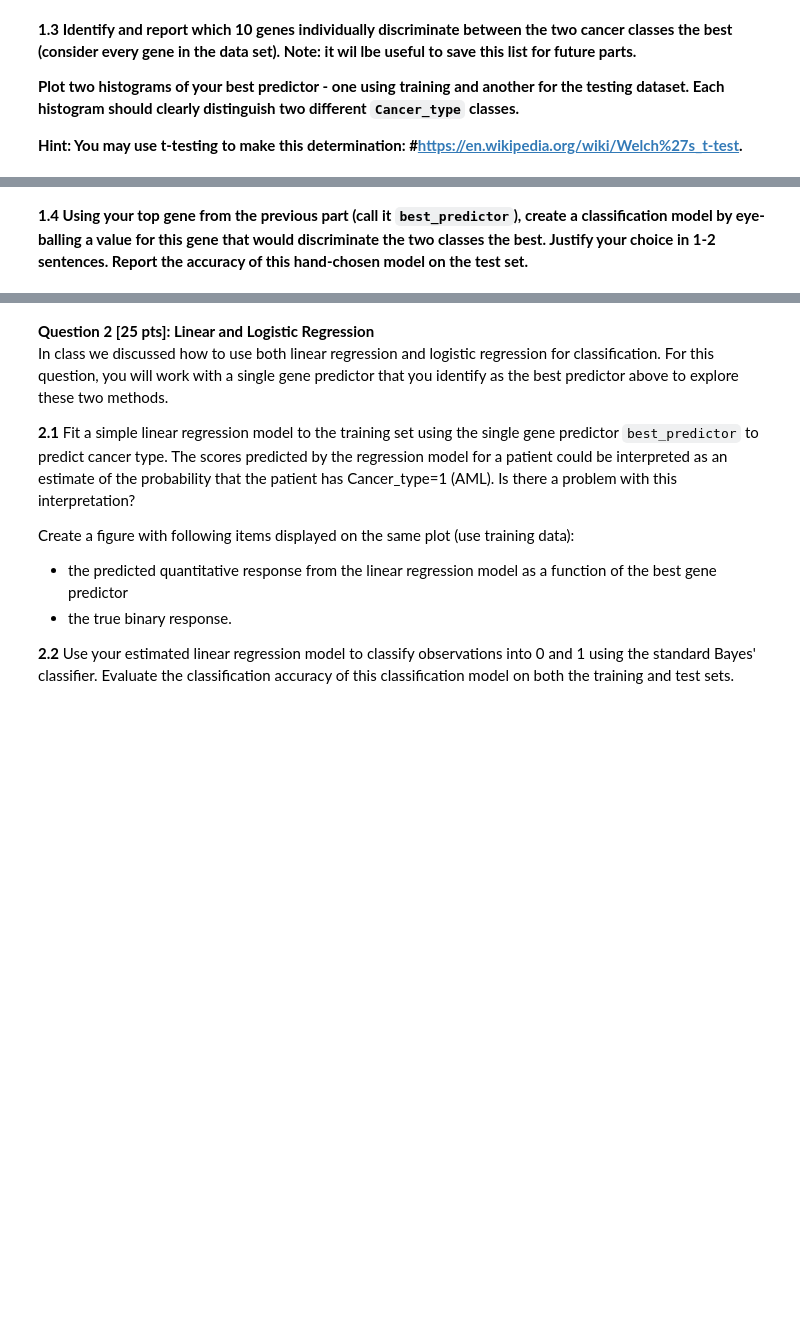
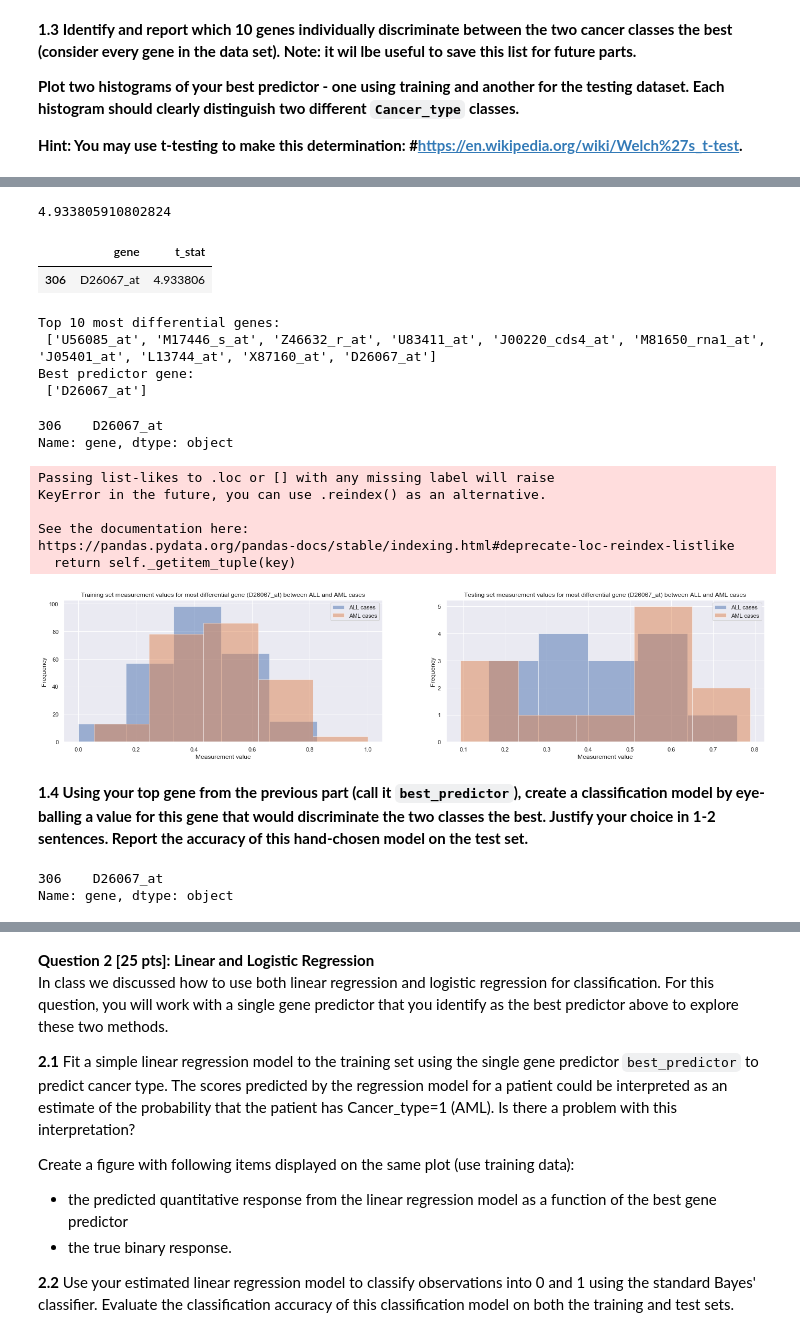
Before and after one commit to ccc255/2019-CS109A, a Jupyter notebook: cs109a_hw4/cs109a_HW4.ipynb, the cells around one changed output, grey strips where cells are left out. Cells and saved outputs as stored; diff of their text form; code cells hidden in the pictures; blank space fills up the shorter version.

```diff
--- a/cs109a_hw4/cs109a_HW4.ipynb
+++ b/cs109a_hw4/cs109a_HW4.ipynb
@@ -117,0 +185,7 @@ Name: Cancer_type, dtype: float64
+# %%
+# Also normalize predictors in the testing data
+# should it be X_test in the fit_transform or should it be X_train here? Want to normalize according to the training data
+
+#X_test_scaled = pd.DataFrame(MinMaxScaler().fit_transform(df.loc[:, df.columns != 'Cancer_type']), columns=X_test.columns)
+
+X_test_scaled = pd.DataFrame(scaler.transform(X_test), columns=X_test.columns)
@@ -134,2 +243,61 @@ Name: Cancer_type, dtype: float64
+# %%
+gene_t_stats['t_stat'].max()
+# %% [output]
+4.933805910802824
+# %%
+gene_t_stats.loc[gene_t_stats['gene'] == 'D26067_at']
+# %% [output]
+|  | gene | t_stat |
+| 306 | D26067_at | 4.933806 |
+# %%
+# Find top 10 most differential genes
+
+# Find index values for top 10 t statistics (already these are all positive because the absolute value was taken when calculating t statistic)
+top_10_index = np.argsort(t_stat_list)[-10:]
+print('Top 10 most differential genes:\n', list(X_train_scaled.iloc[:,top_10_index].columns))
+
+top_1_index = np.argsort(t_stat_list)[-1:]
+print('Best predictor gene:\n', list(X_train_scaled.iloc[:,top_1_index].columns))
+# %% [output]
+Top 10 most differential genes:
+ ['U56085_at', 'M17446_s_at', 'Z46632_r_at', 'U83411_at', 'J00220_cds4_at', 'M81650_rna1_at', 'J05401_at', 'L13744_at', 'X87160_at', 'D26067_at']
+Best predictor gene:
+ ['D26067_at']
+# %%
+# Confirm that gene with max t statistic
+gene_t_stats.loc[gene_t_stats['t_stat'] == gene_t_stats['t_stat'].max()]['gene']
+# %% [output]
+306    D26067_at
+Name: gene, dtype: object
+# %%
+# Find ALL and AML cases in test data
+ALL_y_test = y_test[y_test == 0].index
+AML_y_test = y_test[y_test == 1].index
+
+# Make histograms of measurement value for best predictor gene in order to observe that measurements differ between ALL and AML cases
+fig, ax = plt.subplots(nrows=1, ncols=2, figsize=(24,5))
+ax = ax.ravel()
+
+ax[0].hist(X_train_scaled.loc[ALL_y_train,list(X_train_scaled.iloc[:,top_1_index].columns)].values, alpha = 0.5, bins=5, label="ALL cases"); # Data for ALL cases
+ax[0].hist(X_train_scaled.loc[AML_y_train,list(X_train_scaled.iloc[:,top_1_index].columns)].values, alpha = 0.5, bins=5, label="AML cases"); # Data for AML cases
+ax[0].set_title('Training set measurement values for most differential gene ({}) between ALL and AML cases'.format(X_train_scaled.iloc[:,top_1_index].columns[0]))
+ax[0].set_xlabel('Measurement value');
+ax[0].set_ylabel('Frequency');
+ax[0].legend();
+
+ax[1].hist(X_test_scaled.loc[ALL_y_test,list(X_test_scaled.iloc[:,top_1_index].columns)].values, alpha = 0.5, bins=5, label="ALL cases"); # Data for ALL cases
+ax[1].hist(X_test_scaled.loc[AML_y_test,list(X_test_scaled.iloc[:,top_1_index].columns)].values, alpha = 0.5, bins=5, label="AML cases"); # Data for AML cases
+ax[1].set_title('Testing set measurement values for most differential gene ({}) between ALL and AML cases'.format(X_test_scaled.iloc[:,top_1_index].columns[0]))
+ax[1].set_xlabel('Measurement value');
+ax[1].set_ylabel('Frequency');
+ax[1].legend();
+# %% [output]
+Passing list-likes to .loc or [] with any missing label will raise
+KeyError in the future, you can use .reindex() as an alternative.
+
+See the documentation here:
+https://pandas.pydata.org/pandas-docs/stable/indexing.html#deprecate-loc-reindex-listlike
+  return self._getitem_tuple(key)
+[figure, added]
 # %% [markdown]
 **1.4 Using your top gene from the previous part (call it  `best_predictor`), create a classification model by eye-balling a value for this gene that would discriminate the two classes the best. Justify your choice in 1-2 sentences. Report the accuracy of this hand-chosen model on the test set.**
@@ -137,0 +304,8 @@ Name: Cancer_type, dtype: float64
+# %%
+# Choose best predictor
+
+best_predictor = gene_t_stats.loc[gene_t_stats['t_stat'] == gene_t_stats['t_stat'].max()]['gene']
+print(best_predictor)
+# %% [output]
+306    D26067_at
+Name: gene, dtype: object
```
Also changed, not shown: parts of 81 cells of this notebook, 8 other files.
